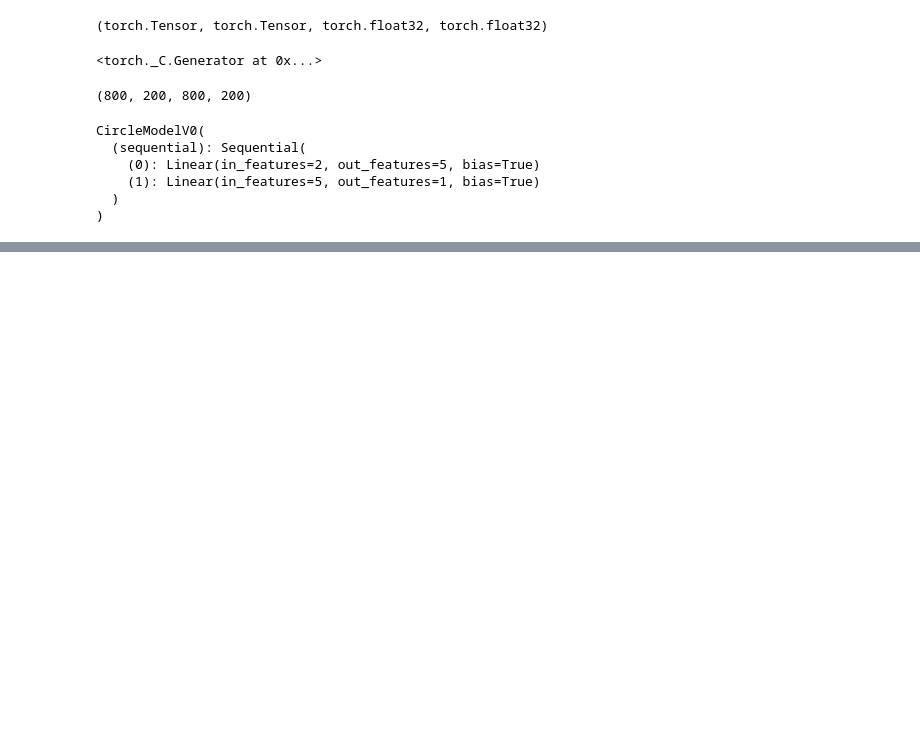
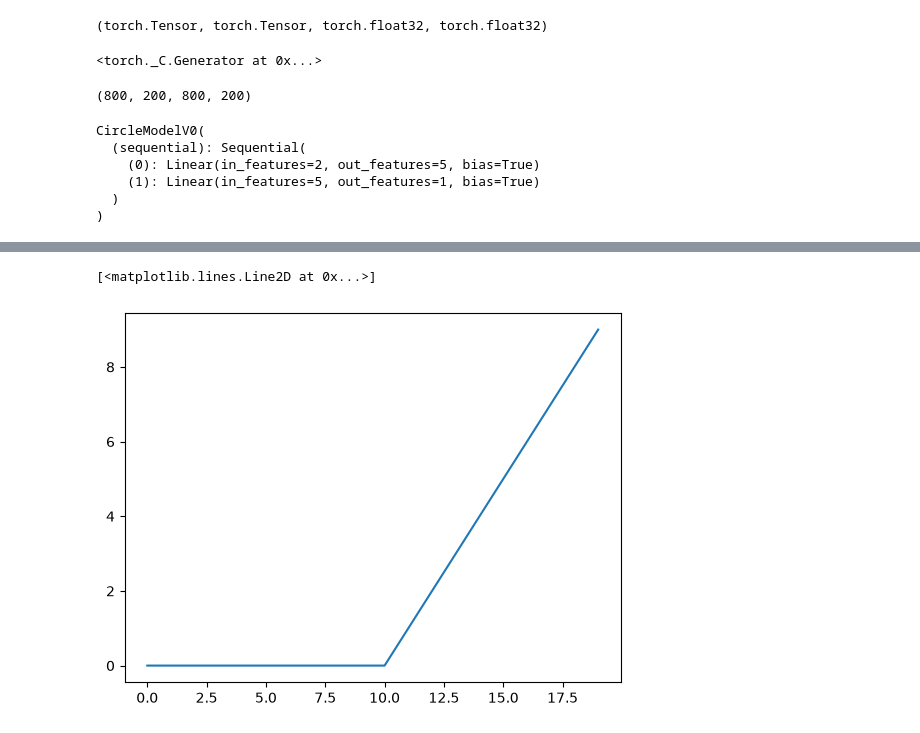
Before and after one commit to Jospin6/ai_training, a Jupyter notebook: notebooks/classification_model.ipynb, the cells around one changed output, grey strips where cells are left out. Saved outputs shown, nothing was run; the diff lists cells and outputs as text; code cells hidden in the pictures; blank space fills up the shorter version.

```diff
--- a/notebooks/classification_model.ipynb
+++ b/notebooks/classification_model.ipynb
@@ -164,0 +293,5 @@ tensor([[ 0.1476],
+# %%
+plt.plot(relu(A))
+# %% [output]
+[<matplotlib.lines.Line2D at 0x...>]
+[figure, added]
```
Also changed, not shown: parts of 31 cells of this notebook, 1 other file.
